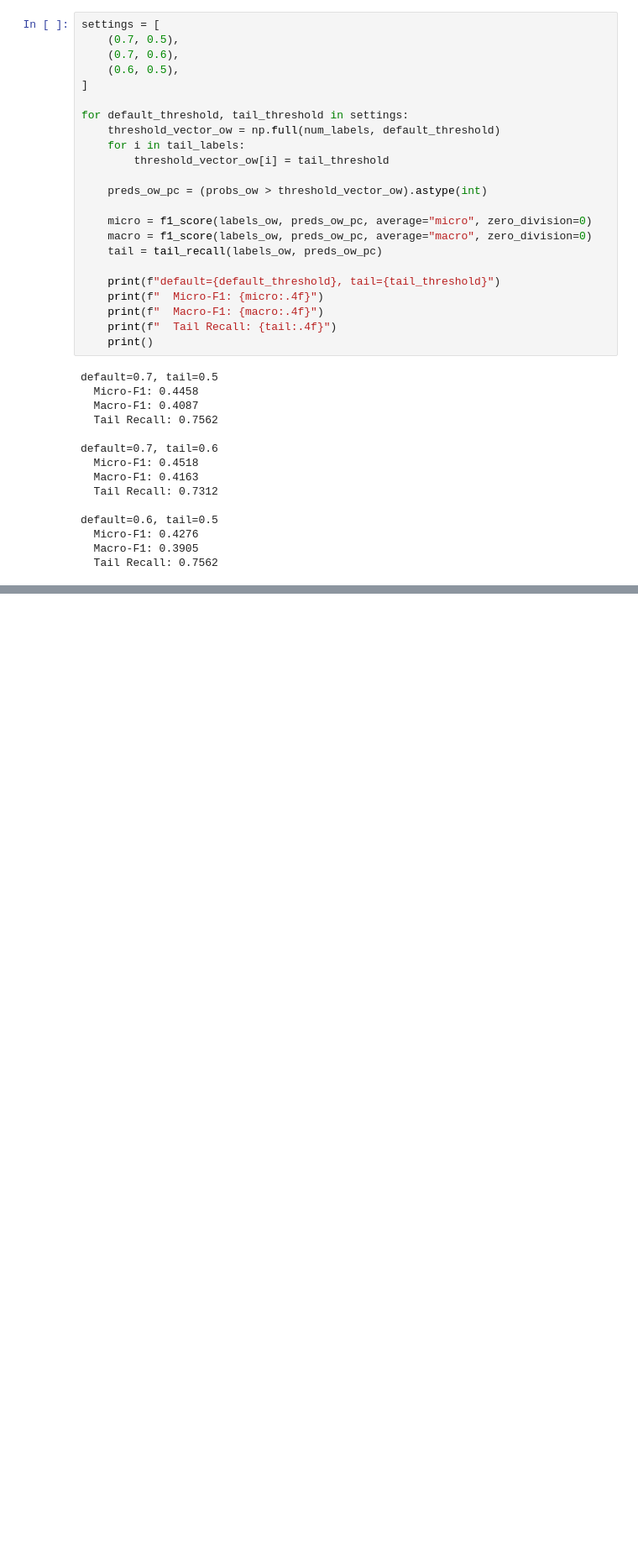
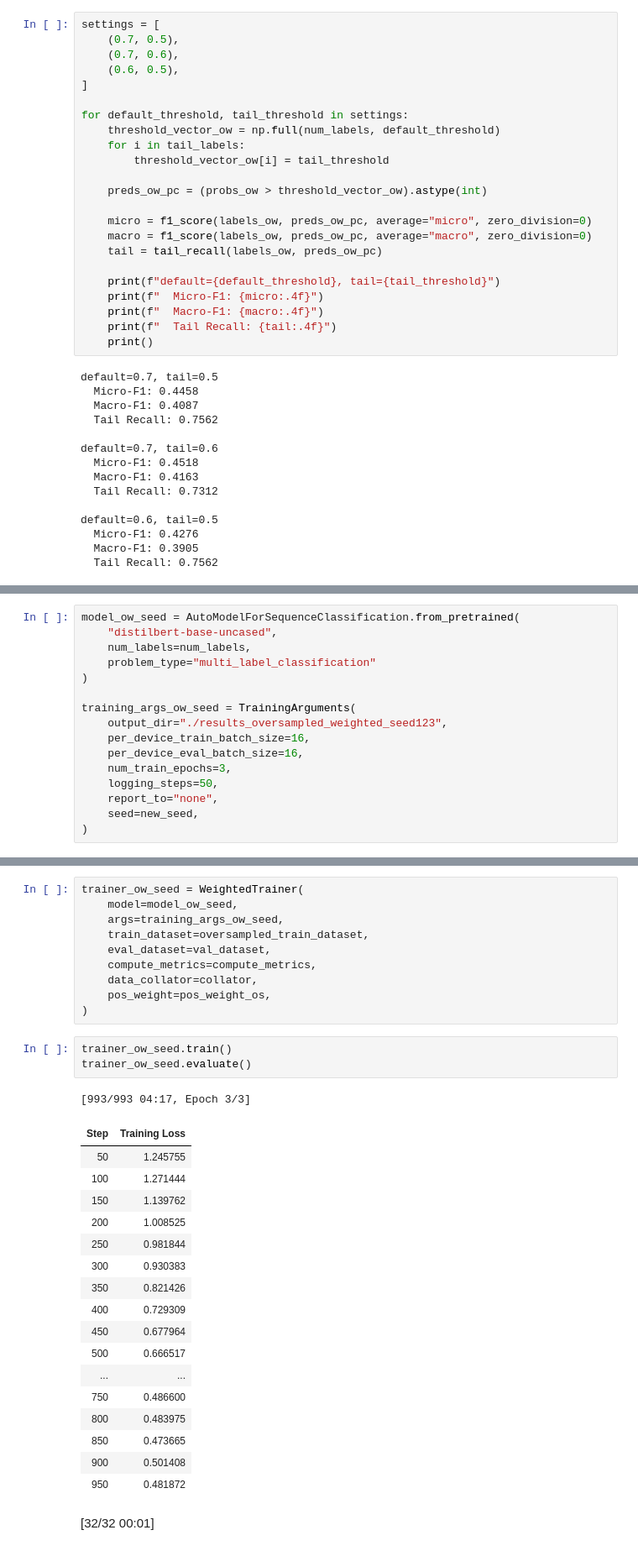
Before and after one commit to RolandSandorNagy/lightweight-emotion-detection-from-text, a Jupyter notebook: notebooks/03_multilabel_distilbert_baseline.ipynb, the cells around one changed output, grey strips where cells are left out. Shown at 84% size. Saved outputs shown, nothing was run; the diff lists cells and outputs as text; blank space fills up the shorter version.

```diff
--- a/notebooks/03_multilabel_distilbert_baseline.ipynb
+++ b/notebooks/03_multilabel_distilbert_baseline.ipynb
@@ -853,0 +1085,16 @@ default=0.6, tail=0.5
+# %%
+model_ow_seed = AutoModelForSequenceClassification.from_pretrained(
+    "distilbert-base-uncased",
+    num_labels=num_labels,
+    problem_type="multi_label_classification"
+)
+
+training_args_ow_seed = TrainingArguments(
+    output_dir="./results_oversampled_weighted_seed123",
+    per_device_train_batch_size=16,
+    per_device_eval_batch_size=16,
+    num_train_epochs=3,
+    logging_steps=50,
+    report_to="none",
+    seed=new_seed,
+)
@@ -853,0 +1118,33 @@ default=0.6, tail=0.5
+# %%
+trainer_ow_seed = WeightedTrainer(
+    model=model_ow_seed,
+    args=training_args_ow_seed,
+    train_dataset=oversampled_train_dataset,
+    eval_dataset=val_dataset,
+    compute_metrics=compute_metrics,
+    data_collator=collator,
+    pos_weight=pos_weight_os,
+)
+# %%
+trainer_ow_seed.train()
+trainer_ow_seed.evaluate()
+# %% [output]
+[993/993 04:17, Epoch 3/3]
+| Step | Training Loss |
+| 50 | 1.245755 |
+| 100 | 1.271444 |
+| 150 | 1.139762 |
+| 200 | 1.008525 |
+| 250 | 0.981844 |
+| 300 | 0.930383 |
+| 350 | 0.821426 |
+| 400 | 0.729309 |
+| 450 | 0.677964 |
+| 500 | 0.666517 |
+| ... | ... |
+| 750 | 0.486600 |
+| 800 | 0.483975 |
+| 850 | 0.473665 |
+| 900 | 0.501408 |
+| 950 | 0.481872 |
+[32/32 00:01]
```
Also changed, not shown: parts of 31 cells of this notebook, 2 other files.
